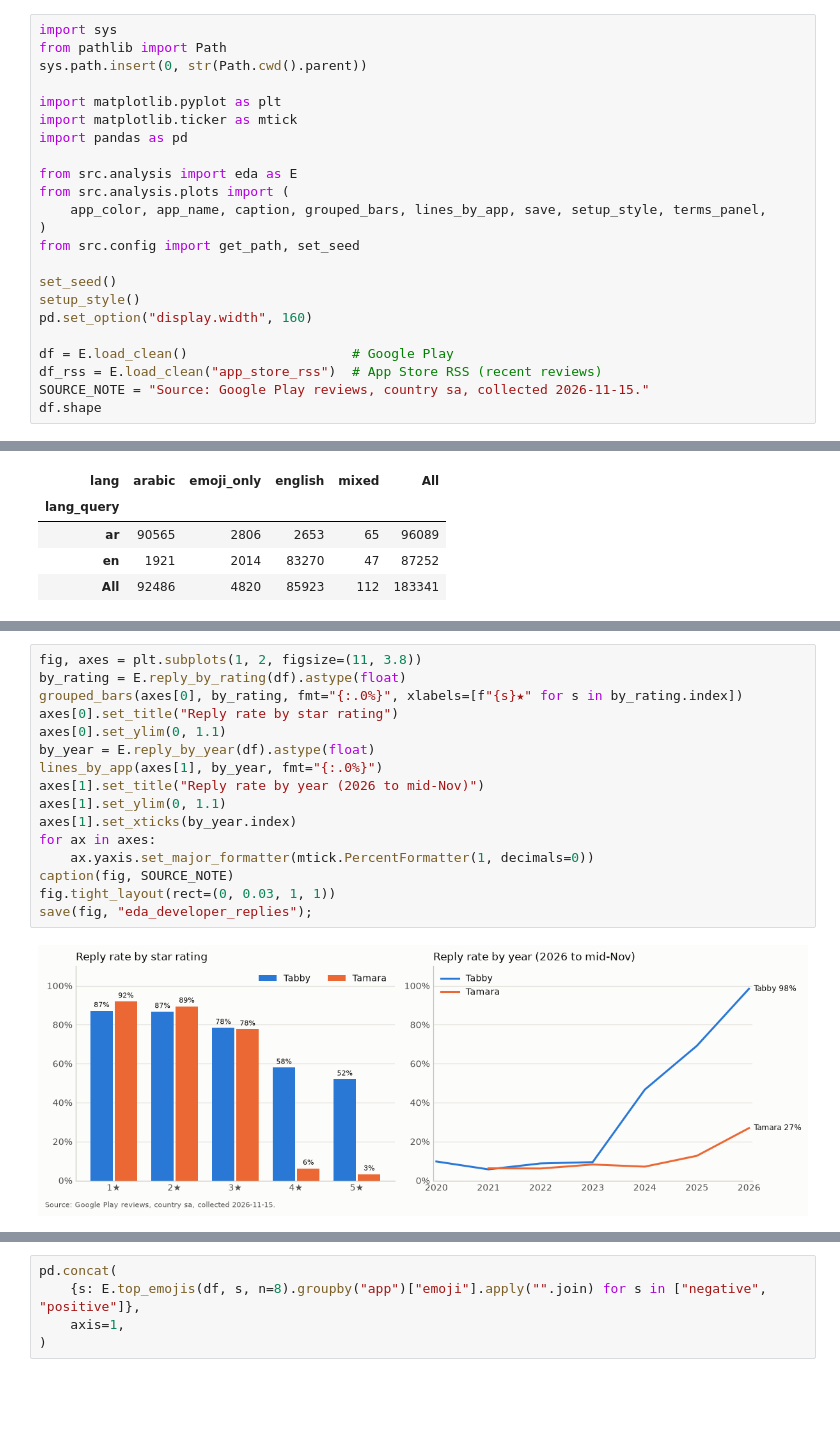
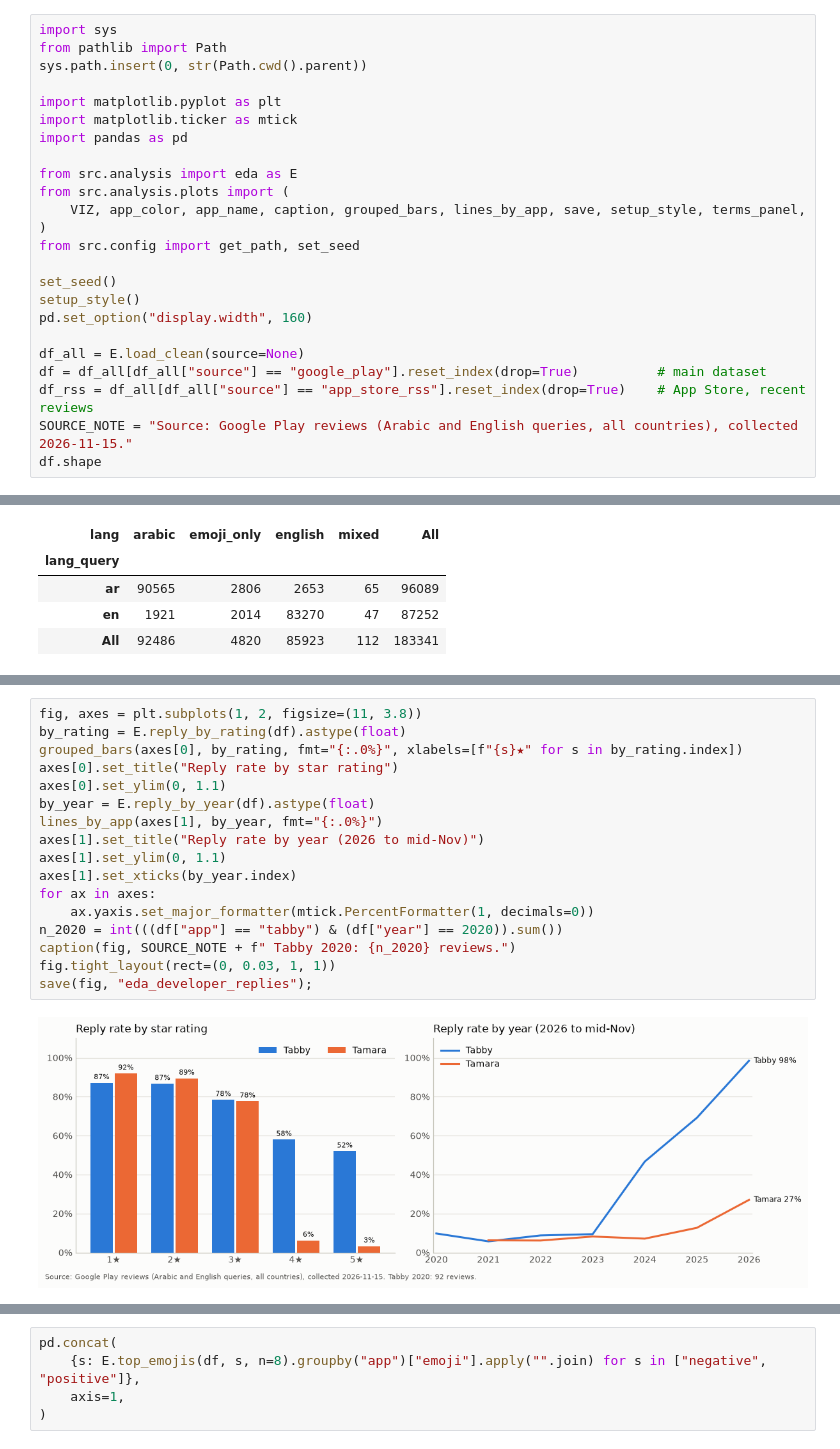
Before and after one commit to Omar-Arif-Projects/bnpl-saudi-reviews, a Jupyter notebook: notebooks/02_eda.ipynb, the cells around one changed output, grey strips where cells are left out. Cells and saved outputs as stored; diff of their text form; blank space fills up the shorter version.

```diff
--- a/notebooks/02_eda.ipynb
+++ b/notebooks/02_eda.ipynb
@@ -23,7 +23,7 @@ import pandas as pd
 
 from src.analysis import eda as E
 from src.analysis.plots import (
-    app_color, app_name, caption, grouped_bars, lines_by_app, save, setup_style, terms_panel,
+    VIZ, app_color, app_name, caption, grouped_bars, lines_by_app, save, setup_style, terms_panel,
 )
 from src.config import get_path, set_seed
 
@@ -31,8 +31,9 @@ set_seed()
 setup_style()
 pd.set_option("display.width", 160)
 
-df = E.load_clean()                     # Google Play
-df_rss = E.load_clean("app_store_rss")  # App Store RSS (recent reviews)
-SOURCE_NOTE = "Source: Google Play reviews, country sa, collected 2026-11-15."
+df_all = E.load_clean(source=None)
+df = df_all[df_all["source"] == "google_play"].reset_index(drop=True)          # main dataset
+df_rss = df_all[df_all["source"] == "app_store_rss"].reset_index(drop=True)    # App Store, recent reviews
+SOURCE_NOTE = "Source: Google Play reviews (Arabic and English queries, all countries), collected 2026-11-15."
 df.shape
 # %% [output]
@@ -200,19 +310,20 @@ Tamara answers faster: median **under 1 hour** vs. about **22 hours** for Tabby.
 # %%
 fig, axes = plt.subplots(1, 2, figsize=(11, 3.8))
 by_rating = E.reply_by_rating(df).astype(float)
 grouped_bars(axes[0], by_rating, fmt="{:.0%}", xlabels=[f"{s}★" for s in by_rating.index])
 axes[0].set_title("Reply rate by star rating")
 axes[0].set_ylim(0, 1.1)
 by_year = E.reply_by_year(df).astype(float)
 lines_by_app(axes[1], by_year, fmt="{:.0%}")
 axes[1].set_title("Reply rate by year (2026 to mid-Nov)")
 axes[1].set_ylim(0, 1.1)
 axes[1].set_xticks(by_year.index)
 for ax in axes:
     ax.yaxis.set_major_formatter(mtick.PercentFormatter(1, decimals=0))
-caption(fig, SOURCE_NOTE)
+n_2020 = int(((df["app"] == "tabby") & (df["year"] == 2020)).sum())
+caption(fig, SOURCE_NOTE + f" Tabby 2020: {n_2020} reviews.")
 fig.tight_layout(rect=(0, 0.03, 1, 1))
 save(fig, "eda_developer_replies");
 # %% [output]
-[figure, old version]
+[figure, new version]
 # %%
```
Also changed, not shown: parts of 30 cells of this notebook, 10 other files.
